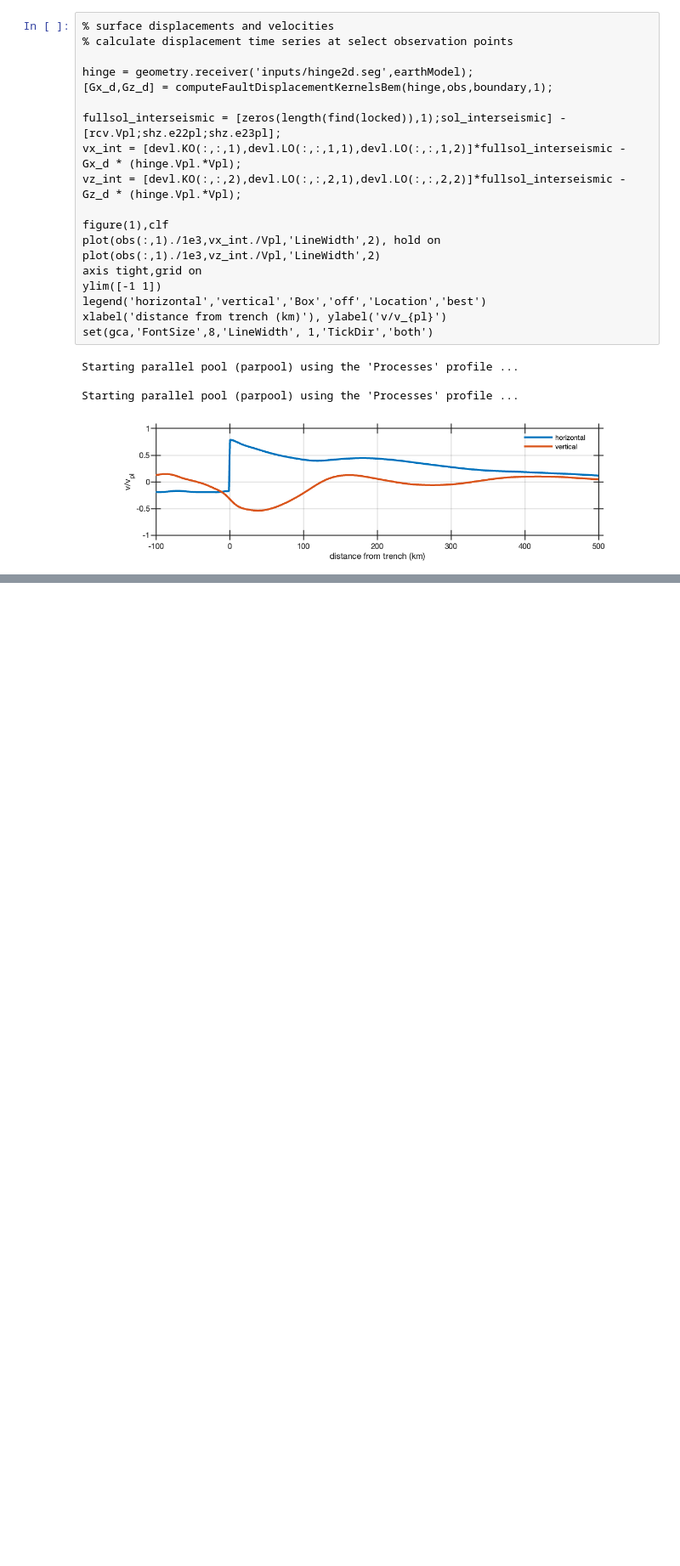
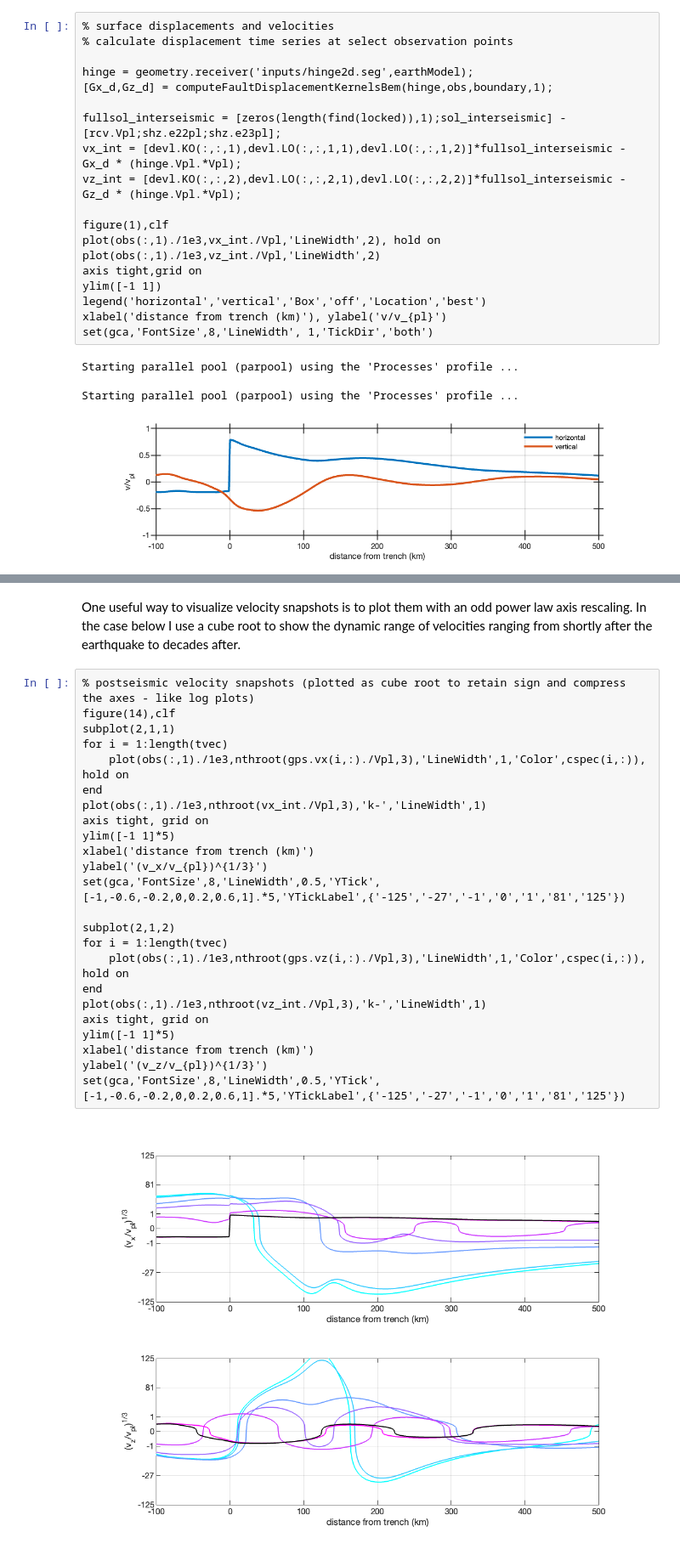
Before and after one commit to mallickrishg/I2EC_2d, a Jupyter notebook: I2EC_linearVEcycles.ipynb, the cells around one changed output, grey strips where cells are left out. Shown at 85% size. Cells and saved outputs as stored; diff of their text form; blank space fills up the shorter version.

```diff
--- a/I2EC_linearVEcycles.ipynb
+++ b/I2EC_linearVEcycles.ipynb
@@ -407,0 +397,28 @@ set(gca,'FontSize',8,'LineWidth',0.5)
+# %% [markdown]
+One useful way to visualize velocity snapshots is to plot them with an odd power law axis rescaling. In the case below I use a cube root to show the dynamic range of velocities ranging from shortly after the earthquake to decades after.
+# %%
+% postseismic velocity snapshots (plotted as cube root to retain sign and compress the axes - like log plots)
+figure(14),clf
+subplot(2,1,1)
+for i = 1:length(tvec)
+    plot(obs(:,1)./1e3,nthroot(gps.vx(i,:)./Vpl,3),'LineWidth',1,'Color',cspec(i,:)), hold on
+end
+plot(obs(:,1)./1e3,nthroot(vx_int./Vpl,3),'k-','LineWidth',1)
+axis tight, grid on
+ylim([-1 1]*5)
+xlabel('distance from trench (km)')
+ylabel('(v_x/v_{pl})^{1/3}')
+set(gca,'FontSize',8,'LineWidth',0.5,'YTick',[-1,-0.6,-0.2,0,0.2,0.6,1].*5,'YTickLabel',{'-125','-27','-1','0','1','81','125'})
+
+subplot(2,1,2)
+for i = 1:length(tvec)
+    plot(obs(:,1)./1e3,nthroot(gps.vz(i,:)./Vpl,3),'LineWidth',1,'Color',cspec(i,:)), hold on
+end
+plot(obs(:,1)./1e3,nthroot(vz_int./Vpl,3),'k-','LineWidth',1)
+axis tight, grid on
+ylim([-1 1]*5)
+xlabel('distance from trench (km)')
+ylabel('(v_z/v_{pl})^{1/3}')
+set(gca,'FontSize',8,'LineWidth',0.5,'YTick',[-1,-0.6,-0.2,0,0.2,0.6,1].*5,'YTickLabel',{'-125','-27','-1','0','1','81','125'})
+# %% [output]
+[figure, added]
```
Also changed, not shown: parts of 3 cells of this notebook.
